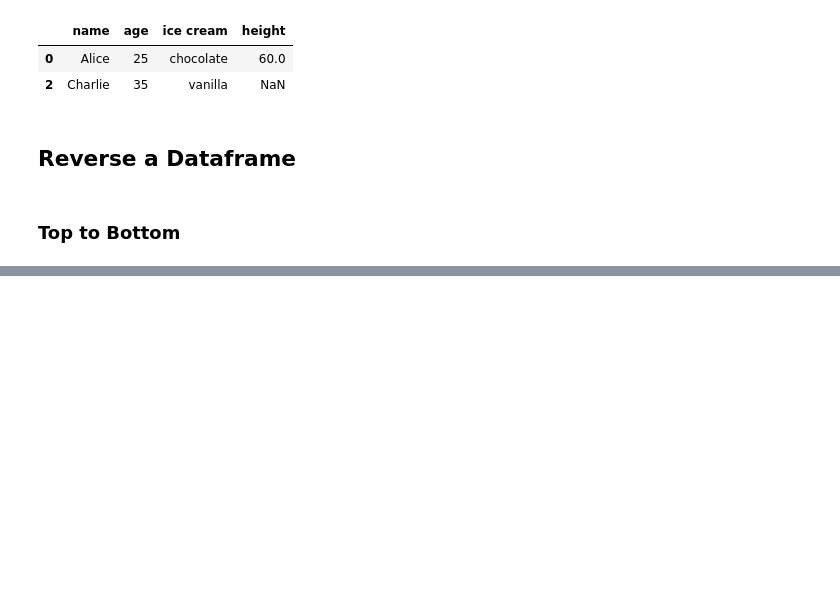
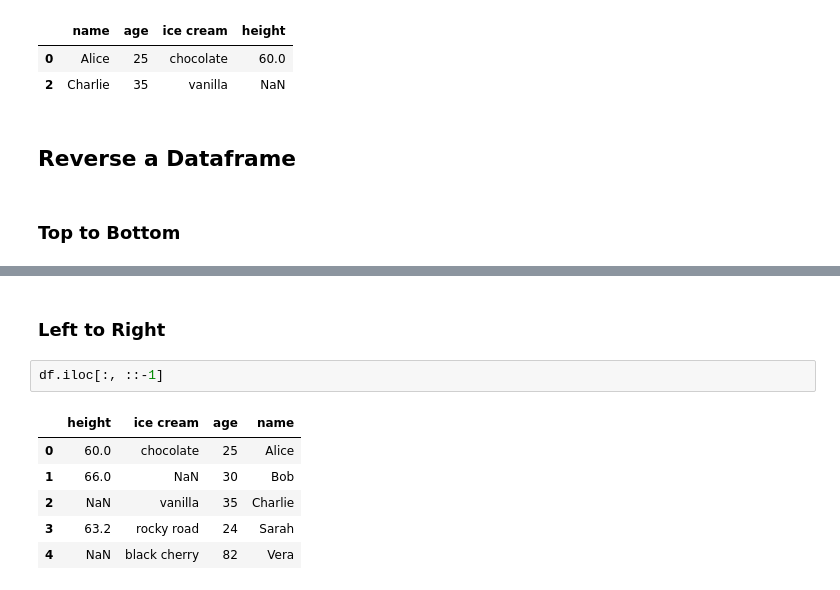
Before and after one commit to johnmarcovici/demo-notebooks, a Jupyter notebook: pandas_demos.ipynb, the cells around one changed output, grey strips where cells are left out. Cells and saved outputs as stored; diff of their text form; blank space fills up the shorter version.

```diff
--- a/pandas_demos.ipynb
+++ b/pandas_demos.ipynb
@@ -470,0 +496,11 @@ df.query("`ice cream` in @flavors")
+# %% [markdown]
+### Left to Right
+# %%
+df.iloc[:, ::-1]
+# %% [output]
+|  | height | ice cream | age | name |
+| 0 | 60.0 | chocolate | 25 | Alice |
+| 1 | 66.0 | NaN | 30 | Bob |
+| 2 | NaN | vanilla | 35 | Charlie |
+| 3 | 63.2 | rocky road | 24 | Sarah |
+| 4 | NaN | black cherry | 82 | Vera |
```
Also changed, not shown: parts of 9 cells of this notebook.
